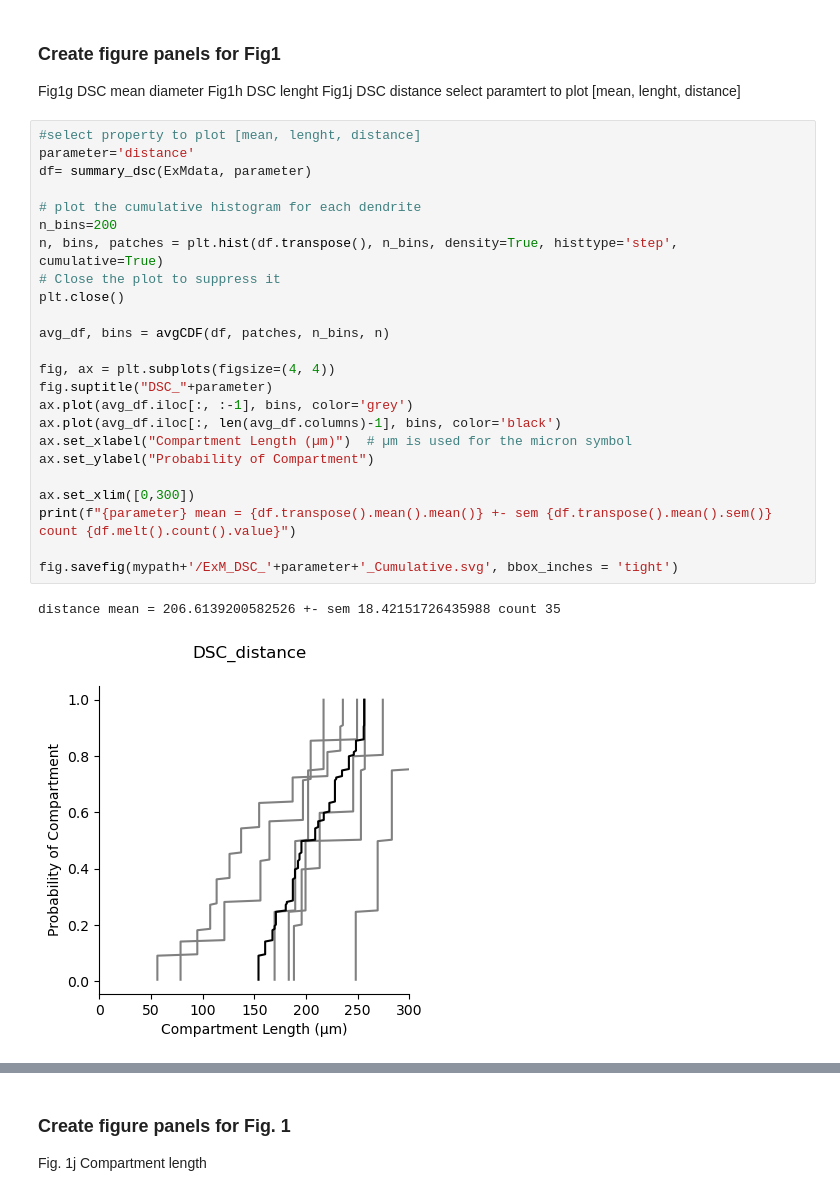
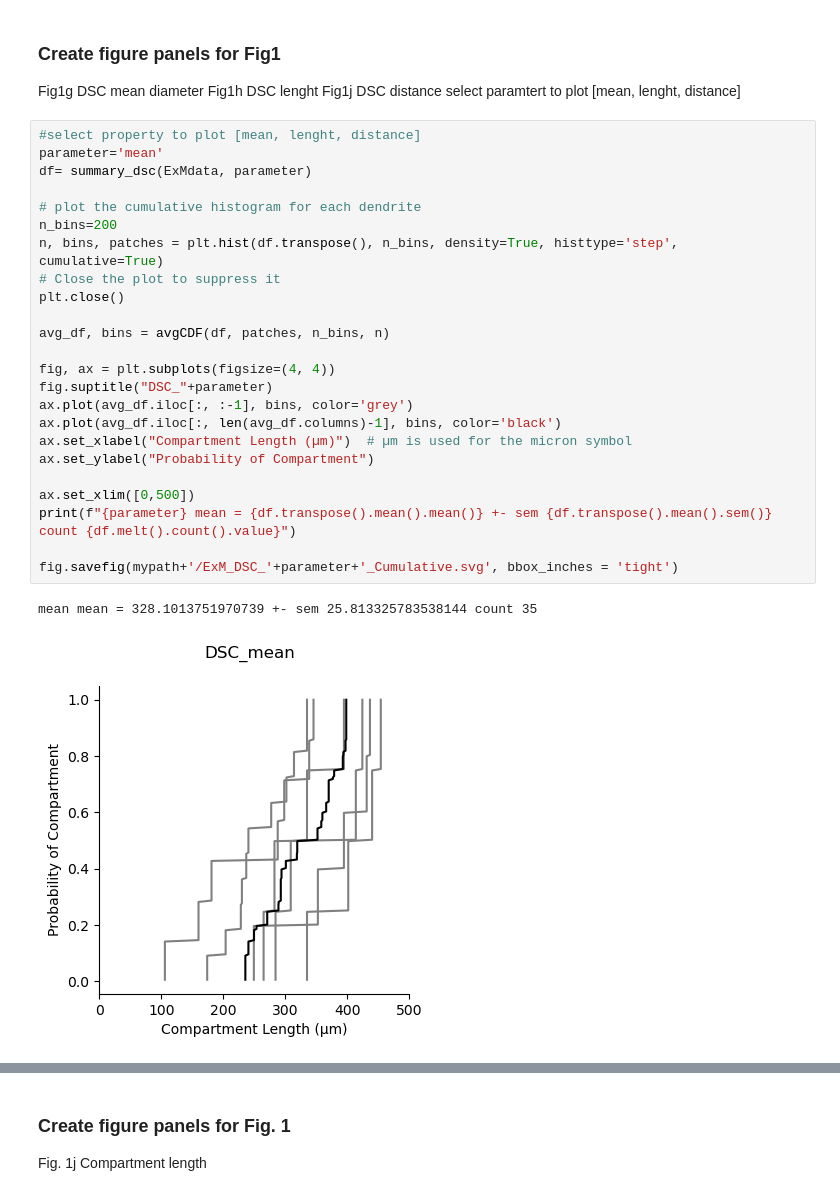
Before and after one commit to tonykelly00/DSC_morphology_pipeline, a Jupyter notebook: notebooks/ExM_analysis.ipynb, the cells around one changed output, grey strips where cells are left out. Cells and saved outputs as stored; diff of their text form.

```diff
--- a/notebooks/ExM_analysis.ipynb
+++ b/notebooks/ExM_analysis.ipynb
@@ -122,28 +122,28 @@ Fig1j DSC distance
 select paramtert to plot [mean, lenght, distance]
 # %%
 #select property to plot [mean, lenght, distance]
-parameter='distance'
+parameter='mean'
 df= summary_dsc(ExMdata, parameter)
 
 # plot the cumulative histogram for each dendrite
 n_bins=200
 n, bins, patches = plt.hist(df.transpose(), n_bins, density=True, histtype='step', cumulative=True)
 # Close the plot to suppress it
 plt.close()
 
 avg_df, bins = avgCDF(df, patches, n_bins, n)
 
 fig, ax = plt.subplots(figsize=(4, 4))
 fig.suptitle("DSC_"+parameter)
 ax.plot(avg_df.iloc[:, :-1], bins, color='grey')
 ax.plot(avg_df.iloc[:, len(avg_df.columns)-1], bins, color='black')
 ax.set_xlabel("Compartment Length (µm)")  # µm is used for the micron symbol
 ax.set_ylabel("Probability of Compartment")
 
-ax.set_xlim([0,300])
+ax.set_xlim([0,500])
 print(f"{parameter} mean = {df.transpose().mean().mean()} +- sem {df.transpose().mean().sem()} count {df.melt().count().value}")
 
 fig.savefig(mypath+'/ExM_DSC_'+parameter+'_Cumulative.svg', bbox_inches = 'tight')
 # %% [output]
-distance mean = 206.6139200582526 +- sem 18.42151726435988 count 35
+mean mean = 328.1013751970739 +- sem 25.813325783538144 count 35
-[figure, old version]
+[figure, new version]
```
Also changed, not shown: parts of 6 cells of this notebook, 3 other files.
